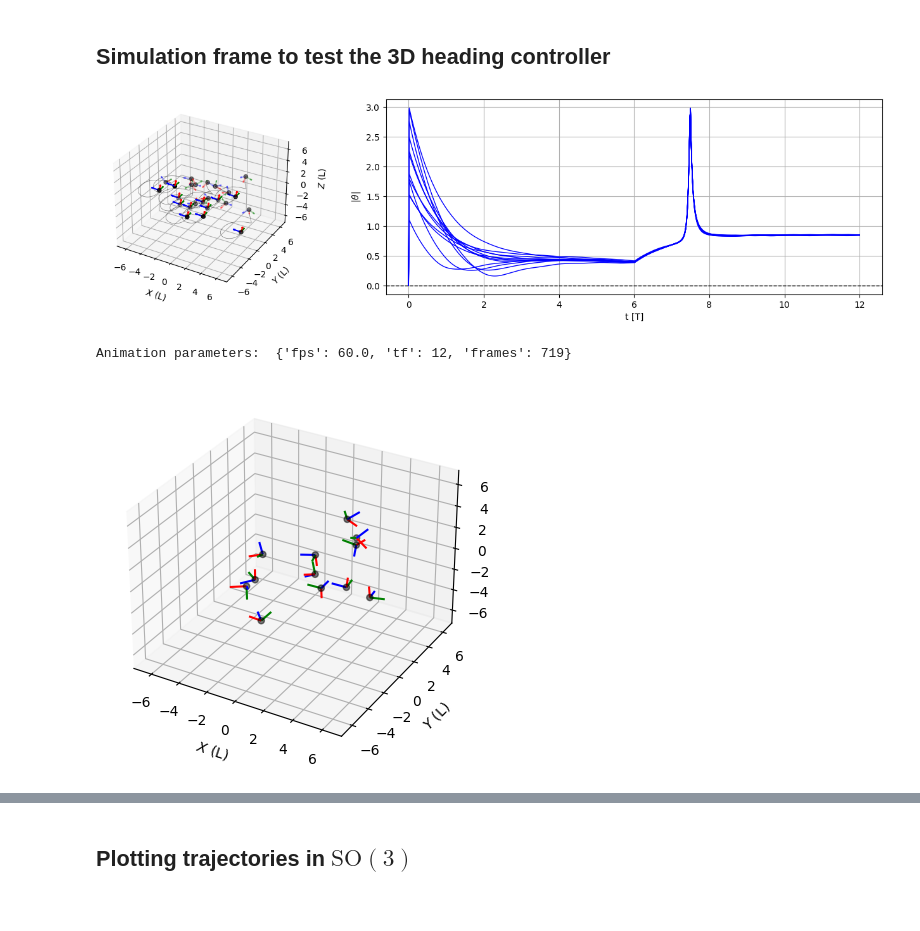
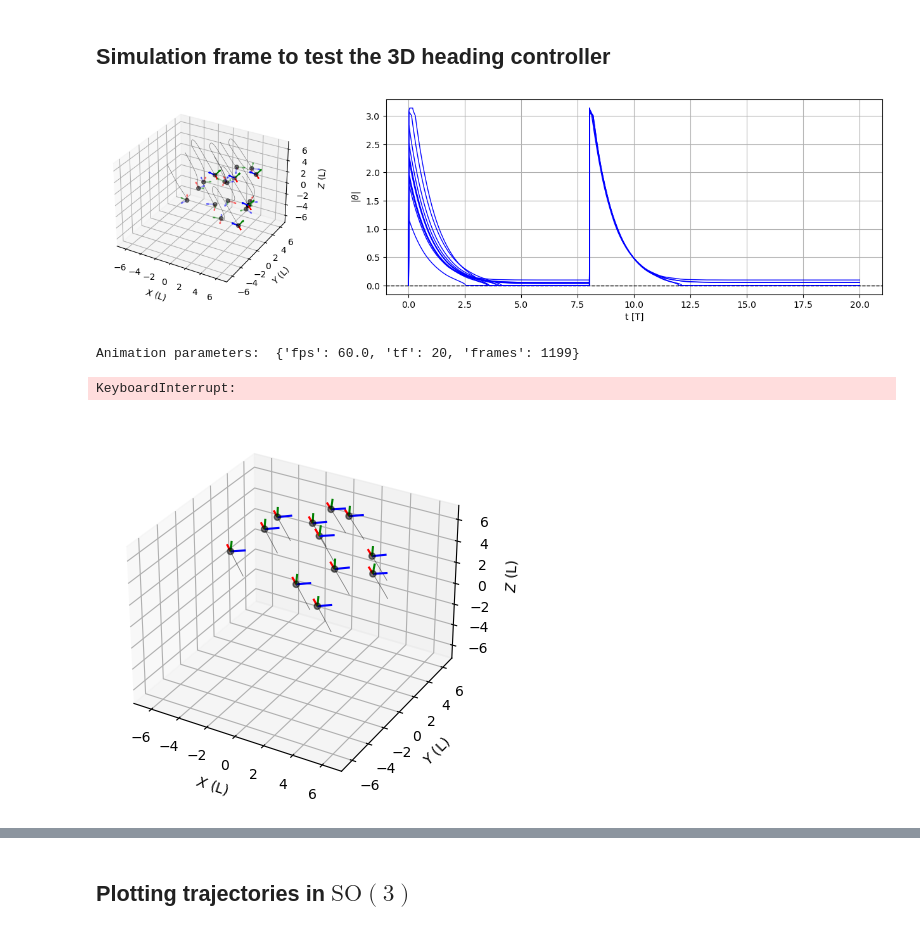
Before and after one commit to jesusBV20/source_seeking_3D, a Jupyter notebook: _simple_heading_control.ipynb, the cells around one changed output, grey strips where cells are left out. Cells and saved outputs as stored; diff of their text form; code cells hidden in the pictures.

```diff
--- a/_simple_heading_control.ipynb
+++ b/_simple_heading_control.ipynb
@@ -91,17 +91,19 @@ plot_heading_traj(R2, ax=ax2, lim=1.6)
 ## Simulation frame to test the 3D heading controller
 # %%
 # Initialise the simulation frame and launch the numerical simulation
-sim_frame = sim_test(n_agents=12, tf=12, wx=2*np.pi, L1=np.array([[1,-1,0]])/np.sqrt(2),
-                      v_rotation=True, fb_control=True, sim_kw={"kw":1}, arr_len=1)
+sim_frame = sim_test(n_agents=12, tf=20, wx=2*np.pi,
+                     L1=np.array([[-1,1,0]])/np.sqrt(2), L1_2=np.array([[1,-1,0]])/np.sqrt(2), t2=8,
+                     v_rotation=True, fb_control=True, sim_kw={"kw":1}, arr_len=1)
 sim_frame.numerical_simulation()
 
 # Plot the summary (initial + final state)
 sim_frame.plot_summary()
 # %% [output]
-[figure, old version]
+[figure, new version]
 # %%
 # Generate an animation of the whole simulation
 sim_frame.generate_animation(OUTPUT_FOLDER)
 # %% [output]
-Animation parameters:  {'fps': 60.0, 'tf': 12, 'frames': 719}
+Animation parameters:  {'fps': 60.0, 'tf': 20, 'frames': 1199}
+KeyboardInterrupt:
-[figure, old version]
+[figure, new version]
```
Also changed, not shown: parts of 4 cells of this notebook, 2 other files.
